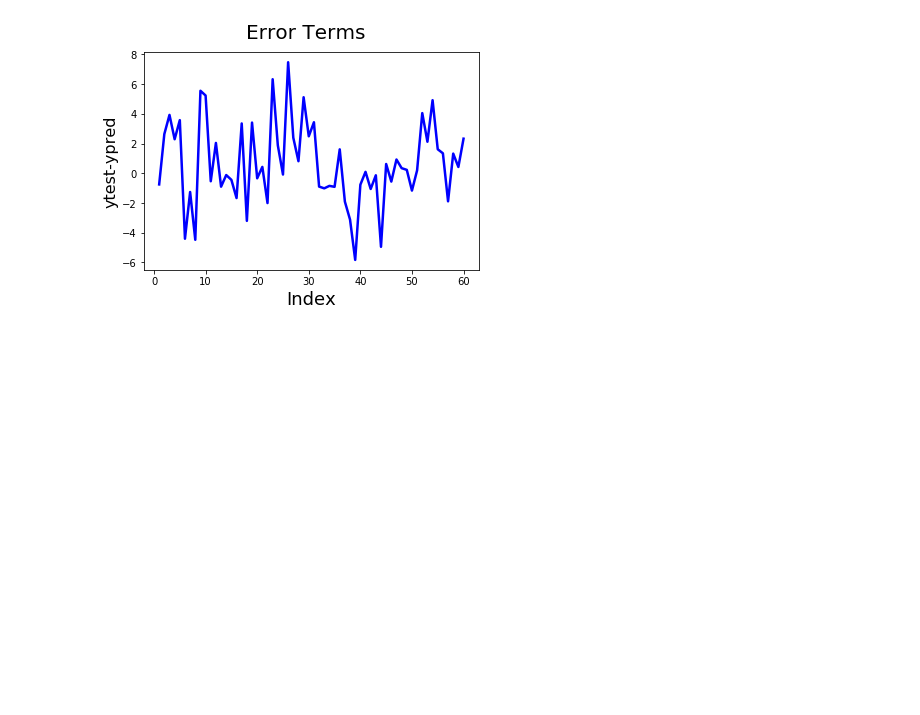
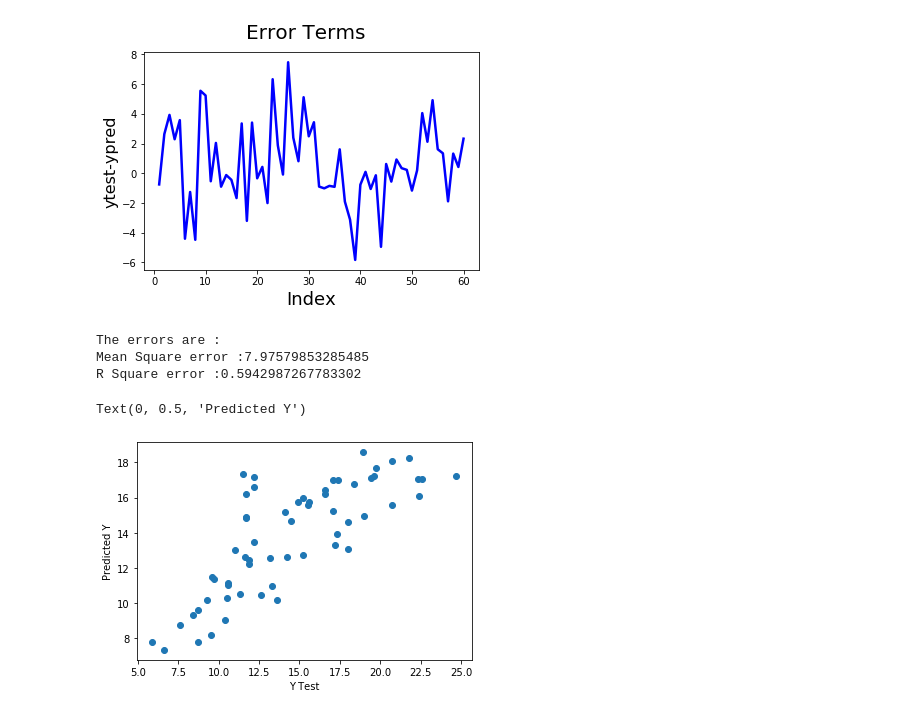
Before and after one commit to R-aryan/Machine_Learning_Crash_Course, a Jupyter notebook: Linear Regression/Linear_Regression.ipynb, the cells around one changed output. Saved outputs shown, nothing was run; the diff lists cells and outputs as text; code cells hidden in the pictures; blank space fills up the shorter version.

```diff
--- a/Linear Regression/Linear_Regression.ipynb
+++ b/Linear Regression/Linear_Regression.ipynb
@@ -258,3 +258,23 @@ plt.ylabel('ytest-ypred', fontsize=16)                # Y-label
 # %% [output]
 Text(0, 0.5, 'ytest-ypred')
 [figure]
+# %%
+from sklearn.metrics import mean_squared_error, r2_score
+
+mse= mean_squared_error(y_test,y_pred)
+r_squred= r2_score(y_test,y_pred)
+print("The errors are :")
+print("Mean Square error :" + str(mse))
+print("R Square error :" + str(r_squred))
+# %% [output]
+The errors are :
+Mean Square error :7.97579853285485
+R Square error :0.5942987267783302
+# %%
+import matplotlib.pyplot as plt
+plt.scatter(y_test,y_pred)
+plt.xlabel('Y Test')
+plt.ylabel('Predicted Y')
+# %% [output]
+Text(0, 0.5, 'Predicted Y')
+[figure, added]
```
